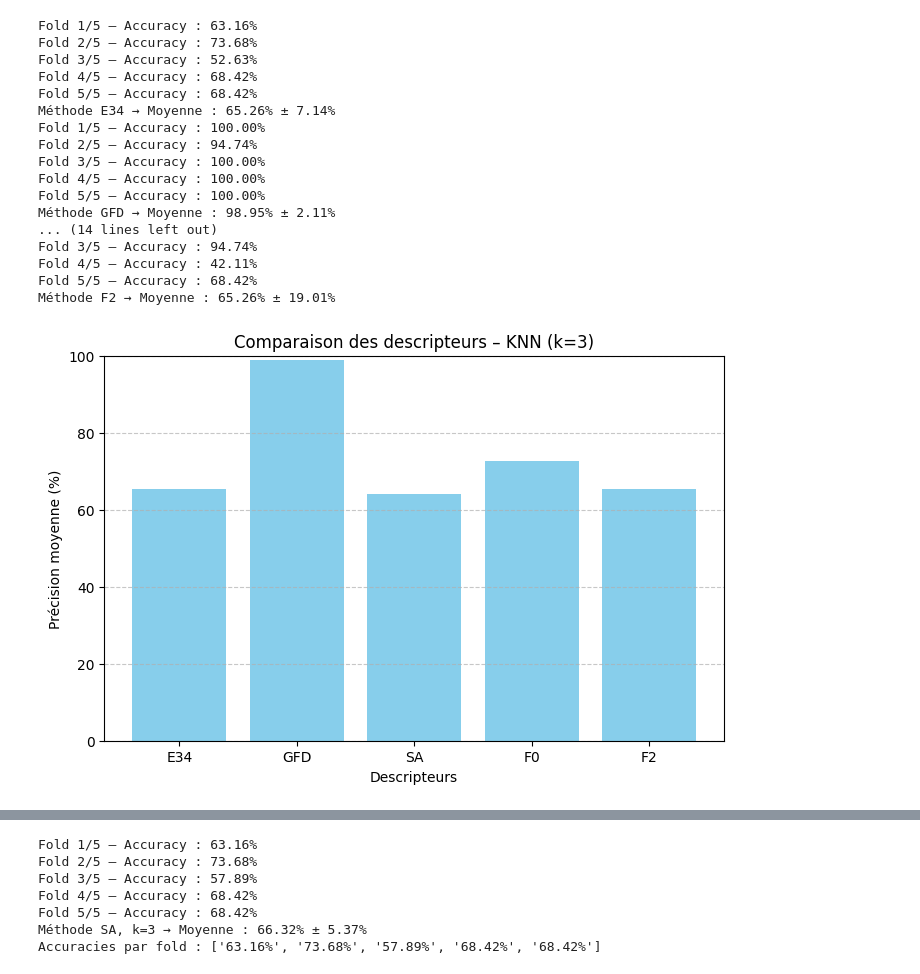
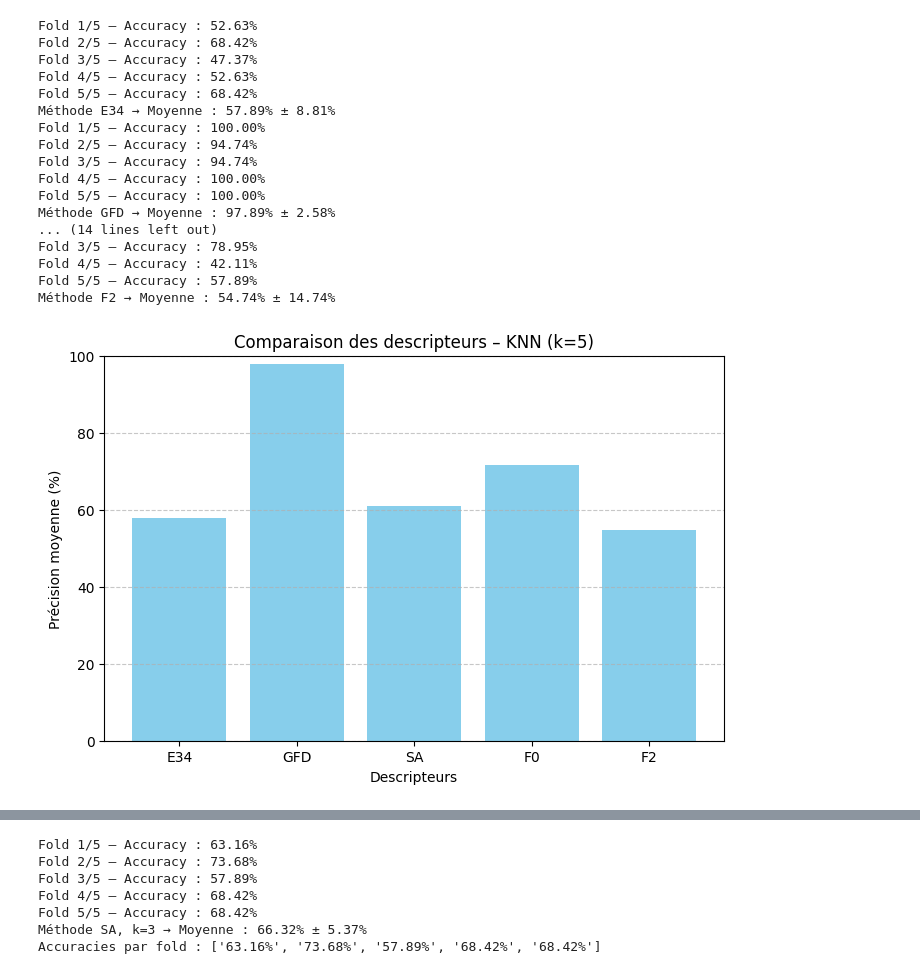
Before and after one commit to NicolasAdamczyk/ProjetRF, a Jupyter notebook: notebook.ipynb, the cells around one changed output, grey strips where cells are left out. Saved outputs shown, nothing was run; the diff lists cells and outputs as text; code cells hidden in the pictures.

```diff
--- a/notebook.ipynb
+++ b/notebook.ipynb
@@ -31,9 +55,9 @@ print("Lecture terminée.")
 print("Nombre total d'images :", len(data))
 
 # ============================
-# IMPACT DU PARAMETRE K SUR LA PRECISION (Méthode GFD)
+# IMPACT DU PARAMETRE K SUR LA PRECISION (Méthode SA)
 # ============================
-method = "GFD"
+method = "SA"
 X = [data[key][method] for key in data if method in data[key]]
 y = [data[key]["class"] for key in data if method in data[key]]
 
@@ -57,7 +81,7 @@ plt.errorbar(k_values, np.array(mean_accuracies)*100, yerr=np.array(std_accuraci
 plt.xticks(k_values)
 plt.xlabel("Paramètre k")
 plt.ylabel("Précision (%)")
-plt.title("Impact du paramètre k sur la précision – Méthode GFD")
+plt.title("Impact du paramètre k sur la précision – Méthode "+ method)
 plt.grid(True)
 plt.legend()
 plt.show()
@@ -83,45 +110,45 @@ Accuracies par fold : ['89.47%', '94.74%', '94.74%', '73.68%', '100.00%']
 # %%
 # ============================
-# COMPARAISON DES DESCRIPTEURS (k=3)
+# COMPARAISON DE LA PRÉCISION DES DESCRIPTEURS
 # ============================
-k = 3
+k = 5
 mean_accuracies_desc = []
 
 for method in methods:
     X = [data[key][method] for key in data if method in data[key]]
     y = [data[key]["class"] for key in data if method in data[key]]
 
     mean_acc, std_acc, accs = validation_croisee_knn(X, y, k=k, n_folds=5)
     mean_accuracies_desc.append(mean_acc)
     print(f"Méthode {method} → Moyenne : {mean_acc*100:.2f}% ± {std_acc*100:.2f}%")
 
 # ============================
 # PLOT
 # ============================
 plt.figure(figsize=(8,5))
 plt.bar(methods, np.array(mean_accuracies_desc)*100, color='skyblue')
 plt.xlabel("Descripteurs")
 plt.ylabel("Précision moyenne (%)")
 plt.title(f"Comparaison des descripteurs – KNN (k={k})")
 plt.ylim(0, 100)
 plt.grid(axis='y', linestyle='--', alpha=0.7)
 plt.show()
 # %% [output]
-Fold 1/5 – Accuracy : 63.16%
-Fold 2/5 – Accuracy : 73.68%
-Fold 3/5 – Accuracy : 52.63%
-Fold 4/5 – Accuracy : 68.42%
+Fold 1/5 – Accuracy : 52.63%
+Fold 2/5 – Accuracy : 68.42%
+Fold 3/5 – Accuracy : 47.37%
+Fold 4/5 – Accuracy : 52.63%
 Fold 5/5 – Accuracy : 68.42%
-Méthode E34 → Moyenne : 65.26% ± 7.14%
+Méthode E34 → Moyenne : 57.89% ± 8.81%
 Fold 1/5 – Accuracy : 100.00%
 Fold 2/5 – Accuracy : 94.74%
-Fold 3/5 – Accuracy : 100.00%
+Fold 3/5 – Accuracy : 94.74%
 Fold 4/5 – Accuracy : 100.00%
 Fold 5/5 – Accuracy : 100.00%
-Méthode GFD → Moyenne : 98.95% ± 2.11%
+Méthode GFD → Moyenne : 97.89% ± 2.58%
 ... (14 lines left out)
-Fold 3/5 – Accuracy : 94.74%
+Fold 3/5 – Accuracy : 78.95%
 Fold 4/5 – Accuracy : 42.11%
-Fold 5/5 – Accuracy : 68.42%
-Méthode F2 → Moyenne : 65.26% ± 19.01%
+Fold 5/5 – Accuracy : 57.89%
+Méthode F2 → Moyenne : 54.74% ± 14.74%
-[figure, old version]
+[figure, new version]
```
Also changed, not shown: parts of 20 cells of this notebook, 8 other files.
